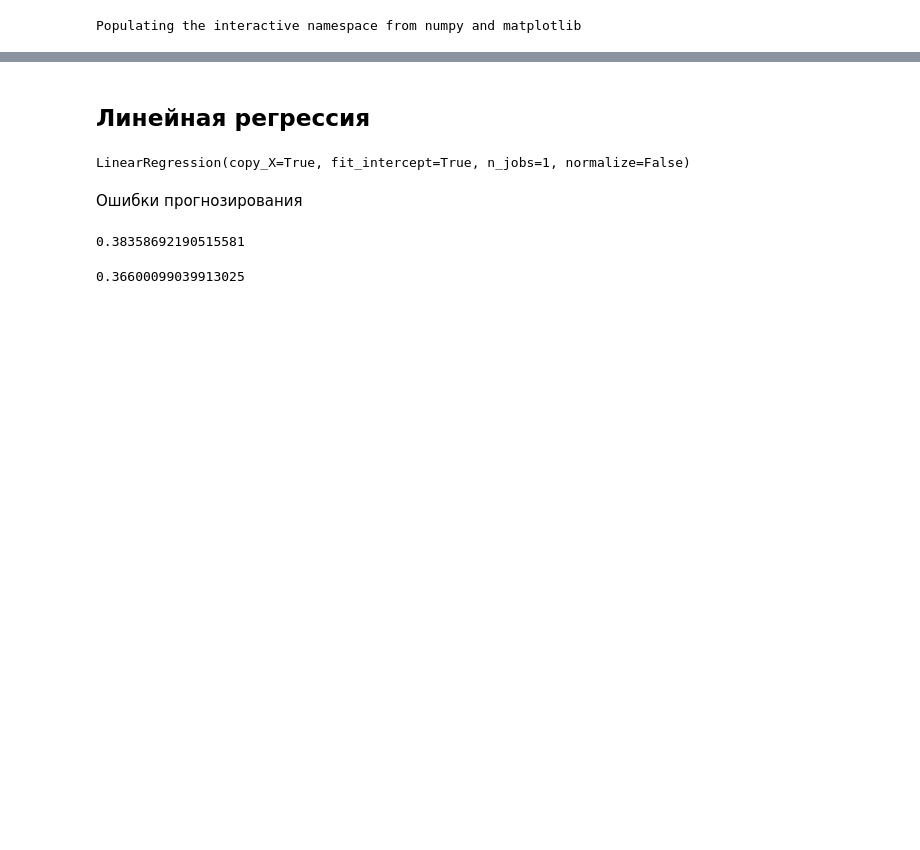
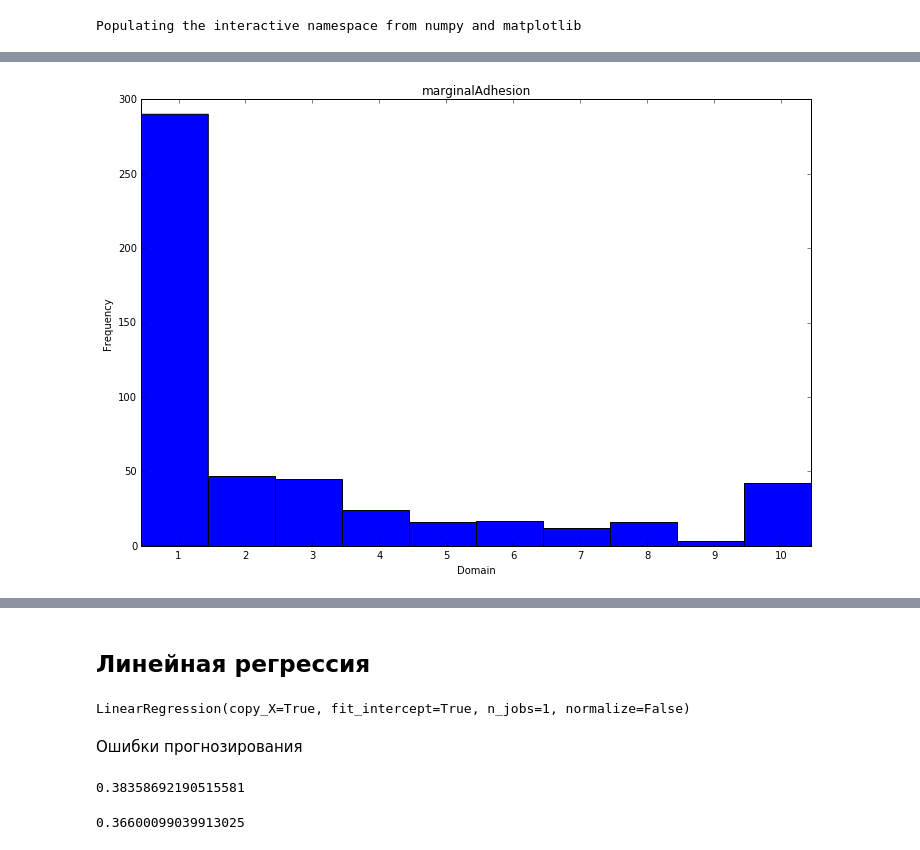
Before and after one commit to KokaZUKR/DataAnalysis, a Jupyter notebook: breast_cancer_dataset/breastCancer.ipynb, the cells around one changed output, grey strips where cells are left out. Saved outputs shown, nothing was run; the diff lists cells and outputs as text; code cells hidden in the pictures; blank space fills up the shorter version.

```diff
--- a/breast_cancer_dataset/breastCancer.ipynb
+++ b/breast_cancer_dataset/breastCancer.ipynb
@@ -70,0 +101,5 @@ makeHist(num = 4)
+# %%
+#histogram summaries for the marginalAdhesion attributes in the Train set
+makeHist("marginalAdhesion")
+# %% [output]
+[figure, added]
```
Also changed, not shown: parts of 27 cells of this notebook, 2 other files.
